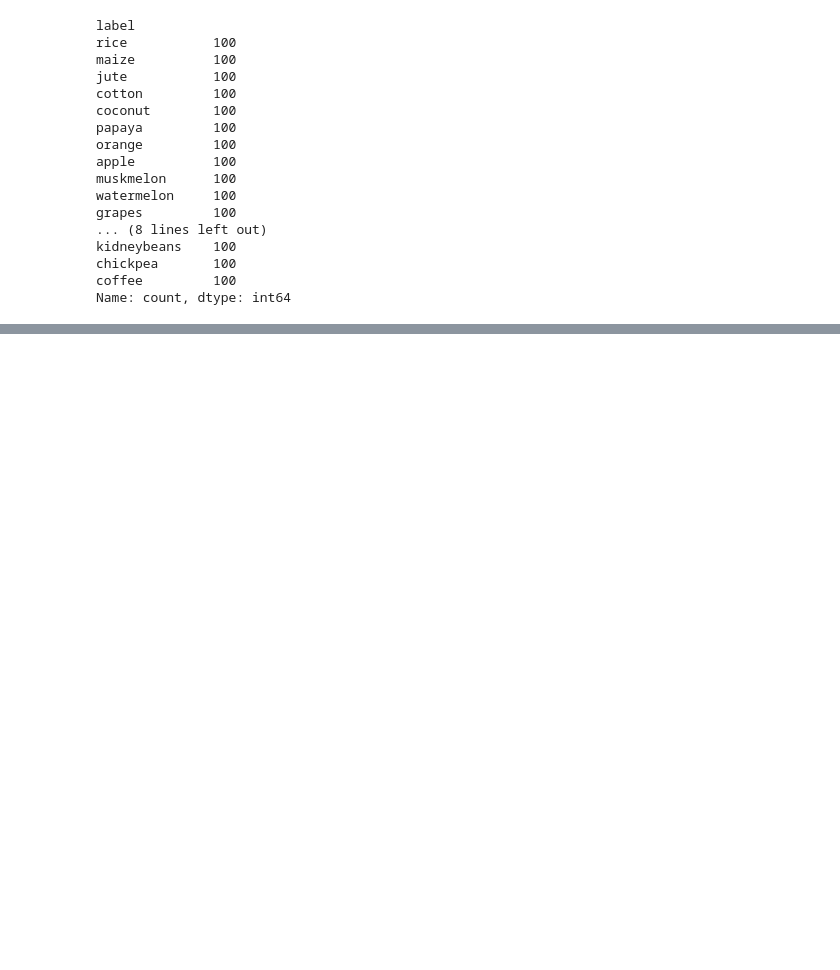
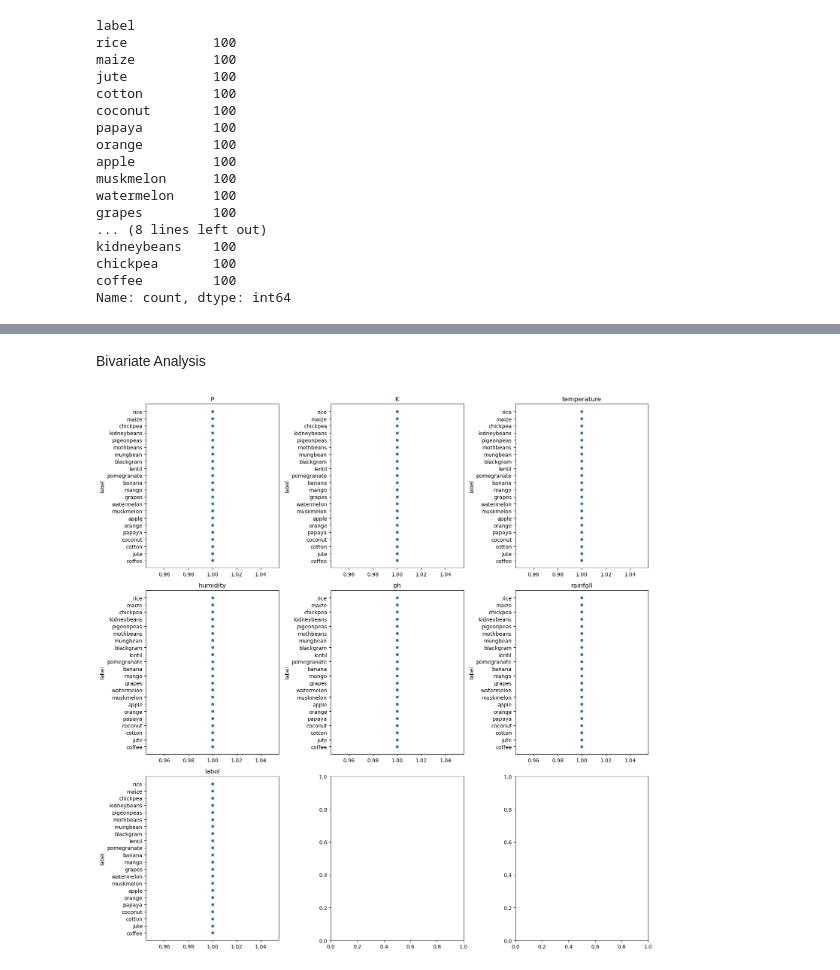
Before and after one commit to kanishqp/Crop-and-fertilizer-System-using-ML, a Jupyter notebook: crop.ipynb, the cells around one changed output, grey strips where cells are left out. Saved outputs shown, nothing was run; the diff lists cells and outputs as text; code cells hidden in the pictures; blank space fills up the shorter version.

```diff
--- a/crop.ipynb
+++ b/crop.ipynb
@@ -145,0 +162,14 @@ Name: count, dtype: int64
+# %% [markdown]
+Bivariate Analysis
+# %%
+#plot a scatter graph
+import seaborn as sns
+import matplotlib.pyplot as plt
+fig, ax = plt.subplots(3,3, figsize=(15,15))
+for i,subplot in zip(features,ax.flatten()):
+    sns.scatterplot(x=1,y='label',data=crop,ax=subplot)
+    subplot.set_title(i)
+plt.tight_layout()
+plt.show()
+# %% [output]
+[figure, added]
```
Also changed, not shown: parts of 16 cells of this notebook.
